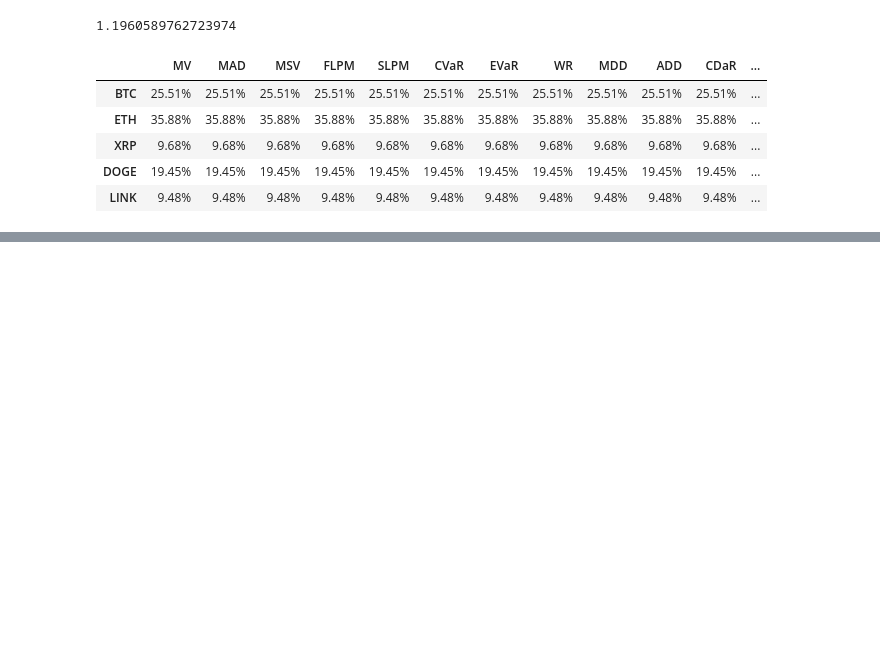
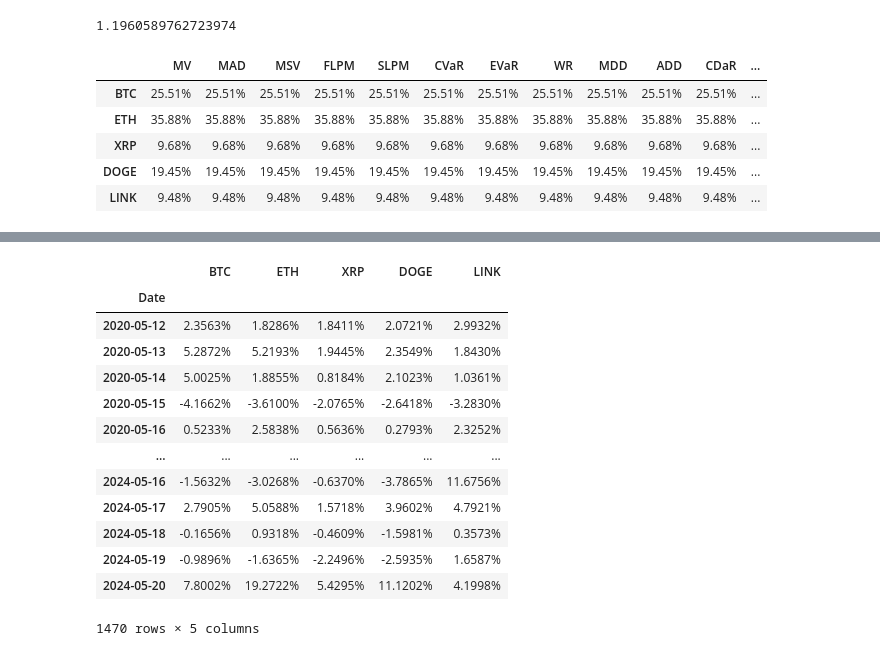
Before and after one commit to bamarasingam/meme_portfolio, a Jupyter notebook: riskfolio_port.ipynb, the cells around one changed output, grey strips where cells are left out. Cells and saved outputs as stored; diff of their text form; code cells hidden in the pictures; blank space fills up the shorter version.

```diff
--- a/riskfolio_port.ipynb
+++ b/riskfolio_port.ipynb
@@ -322,0 +343,17 @@ w_s.ADD.sum()
+# %%
+yf.pdr_override()
+pd.options.display.float_format = '{:.4%}'.format
+
+assets = ['BTC-USD','ETH-USD','XRP-USD','DOGE-USD','LINK-USD']
+
+# Define the start date
+start_date = '2020-05-11'
+end_date = '2024-05-21'
+
+# Downloading data
+data = yf.download(assets, start = start_date, end = end_date)
+data = data.loc[:,('Adj Close', slice(None))]
+data.columns = assets
+# Calculating returns
+Y = data[assets].pct_change().dropna()
+display(Y.head())
@@ -322,0 +369,17 @@ w_s.ADD.sum()
+# %%
+returns
+# %% [output]
+|  | BTC | ETH | XRP | DOGE | LINK |
+| Date |  |  |  |  |  |
+| 2020-05-12 | 2.3563% | 1.8286% | 1.8411% | 2.0721% | 2.9932% |
+| 2020-05-13 | 5.2872% | 5.2193% | 1.9445% | 2.3549% | 1.8430% |
+| 2020-05-14 | 5.0025% | 1.8855% | 0.8184% | 2.1023% | 1.0361% |
+| 2020-05-15 | -4.1662% | -3.6100% | -2.0765% | -2.6418% | -3.2830% |
+| 2020-05-16 | 0.5233% | 2.5838% | 0.5636% | 0.2793% | 2.3252% |
+| ... | ... | ... | ... | ... | ... |
+| 2024-05-16 | -1.5632% | -3.0268% | -0.6370% | -3.7865% | 11.6756% |
+| 2024-05-17 | 2.7905% | 5.0588% | 1.5718% | 3.9602% | 4.7921% |
+| 2024-05-18 | -0.1656% | 0.9318% | -0.4609% | -1.5981% | 0.3573% |
+| 2024-05-19 | -0.9896% | -1.6365% | -2.2496% | -2.5935% | 1.6587% |
+| 2024-05-20 | 7.8002% | 19.2722% | 5.4295% | 11.1202% | 4.1998% |
+1470 rows × 5 columns
```
Also changed, not shown: parts of 9 cells of this notebook, 1 other file.
